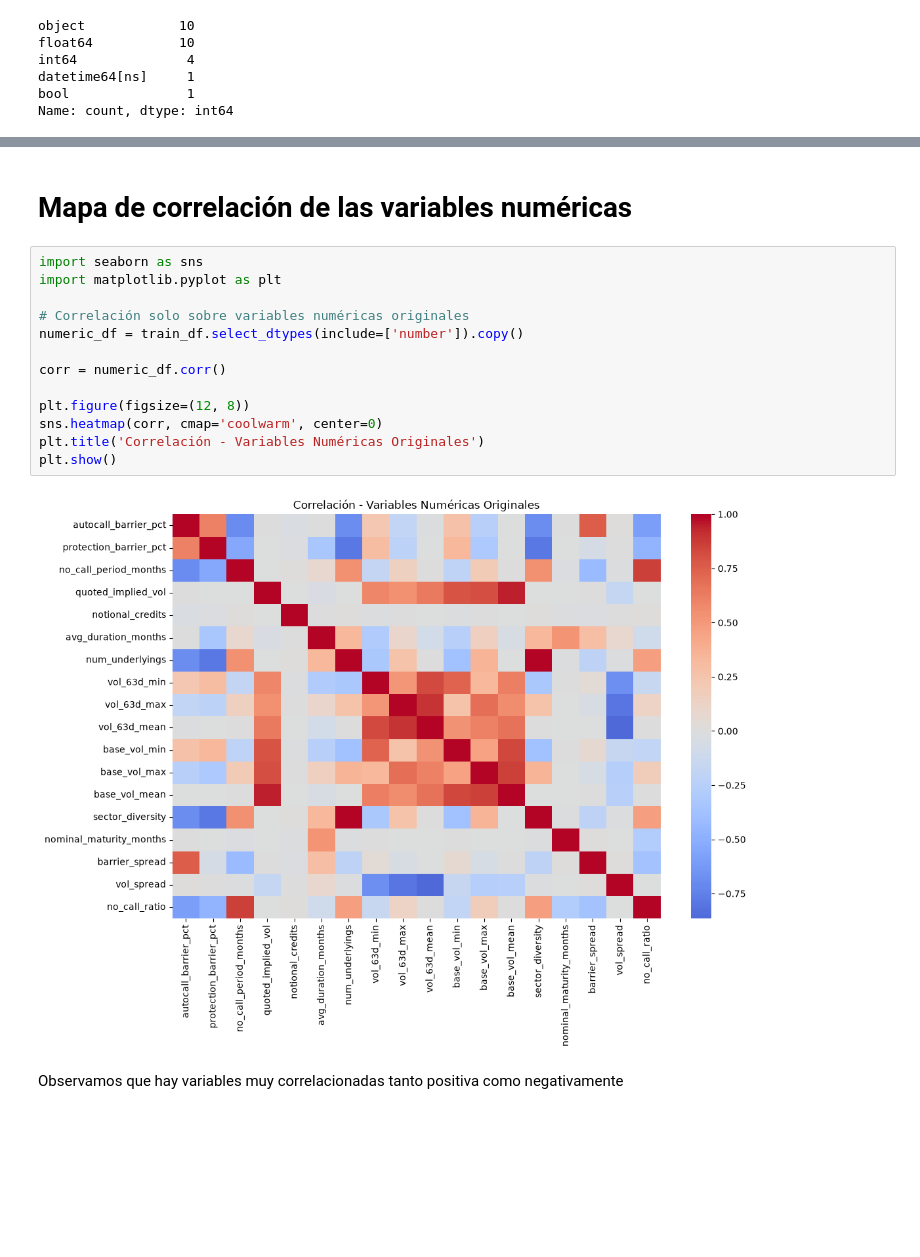
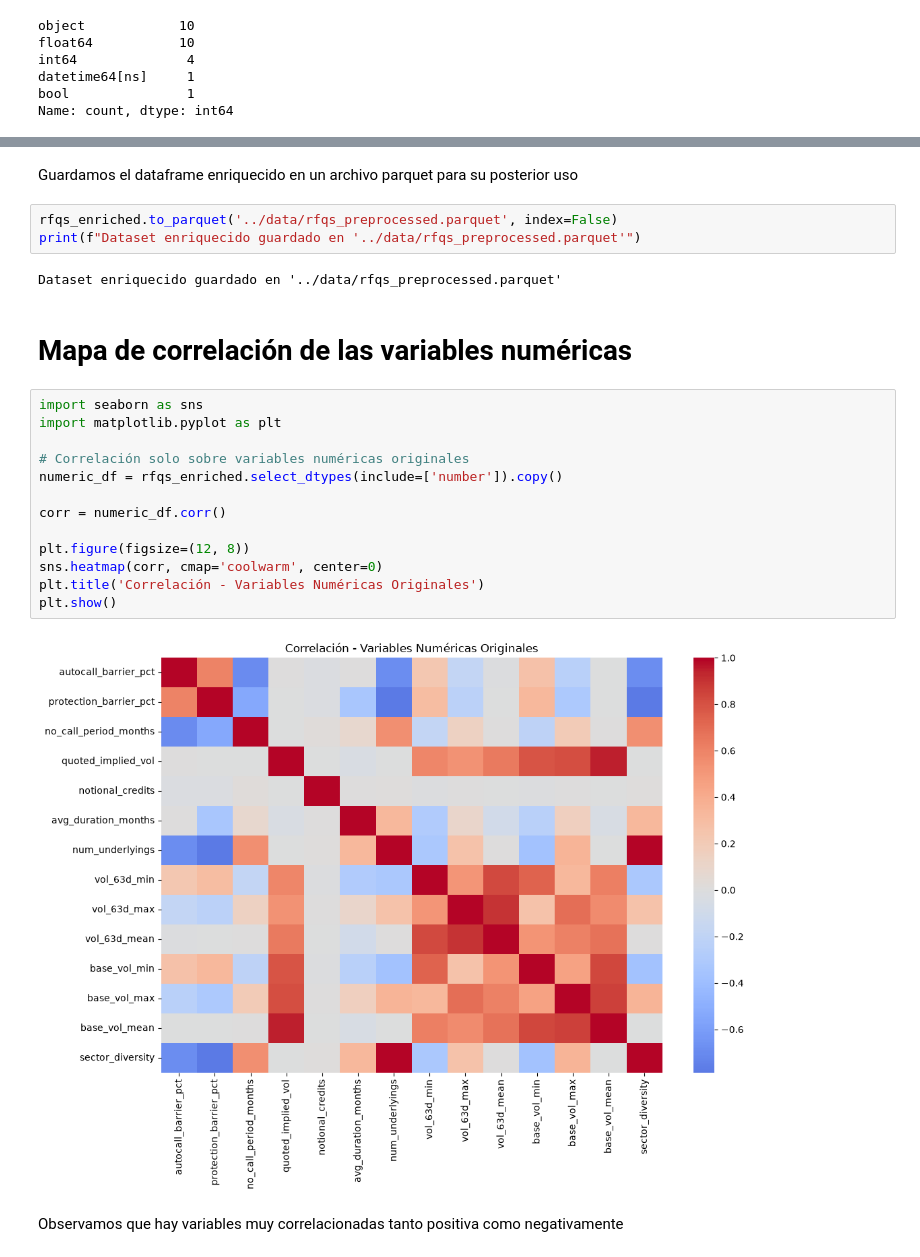
Before and after one commit to juanmooreno/autocallable-duration-prediction, a Jupyter notebook: notebooks/preproceso.ipynb, the cells around one changed output, grey strips where cells are left out. Saved outputs shown, nothing was run; the diff lists cells and outputs as text; blank space fills up the shorter version.

```diff
--- a/notebooks/preproceso.ipynb
+++ b/notebooks/preproceso.ipynb
@@ -145,19 +90,26 @@ Shape train_df_encoded: (13796, 98)
+# %% [markdown]
+Guardamos el dataframe enriquecido en un archivo parquet para su posterior uso
+# %%
+rfqs_enriched.to_parquet('../data/rfqs_preprocessed.parquet', index=False)
+print(f"Dataset enriquecido guardado en '../data/rfqs_preprocessed.parquet'")
+# %% [output]
+Dataset enriquecido guardado en '../data/rfqs_preprocessed.parquet'
 # %% [markdown]
 # Mapa de correlación de las variables numéricas
 # %%
 import seaborn as sns
 import matplotlib.pyplot as plt
 
 # Correlación solo sobre variables numéricas originales
-numeric_df = train_df.select_dtypes(include=['number']).copy()
+numeric_df = rfqs_enriched.select_dtypes(include=['number']).copy()
 
 corr = numeric_df.corr()
 
 plt.figure(figsize=(12, 8))
 sns.heatmap(corr, cmap='coolwarm', center=0)
 plt.title('Correlación - Variables Numéricas Originales')
 plt.show()
 # %% [output]
-[figure, old version]
+[figure, new version]
 # %% [markdown]
 Observamos que hay variables muy correlacionadas tanto positiva como negativamente
```
Also changed, not shown: parts of 3 cells of this notebook, 7 other files.
